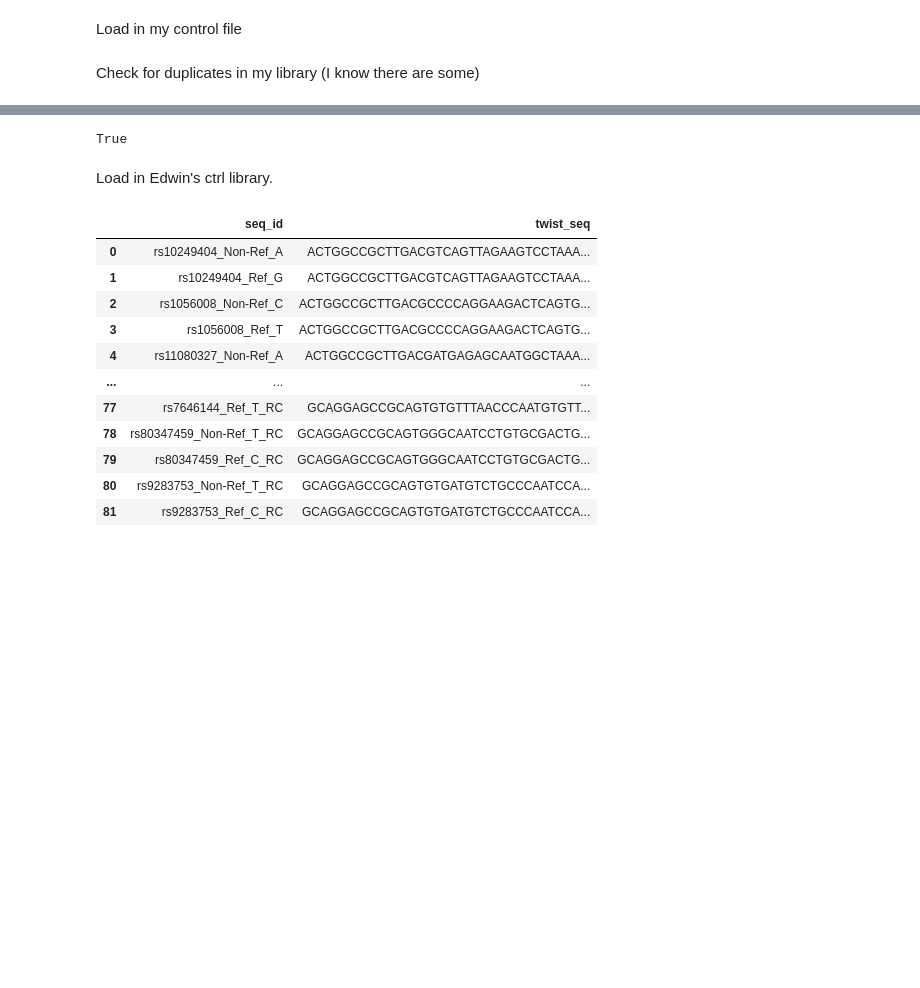
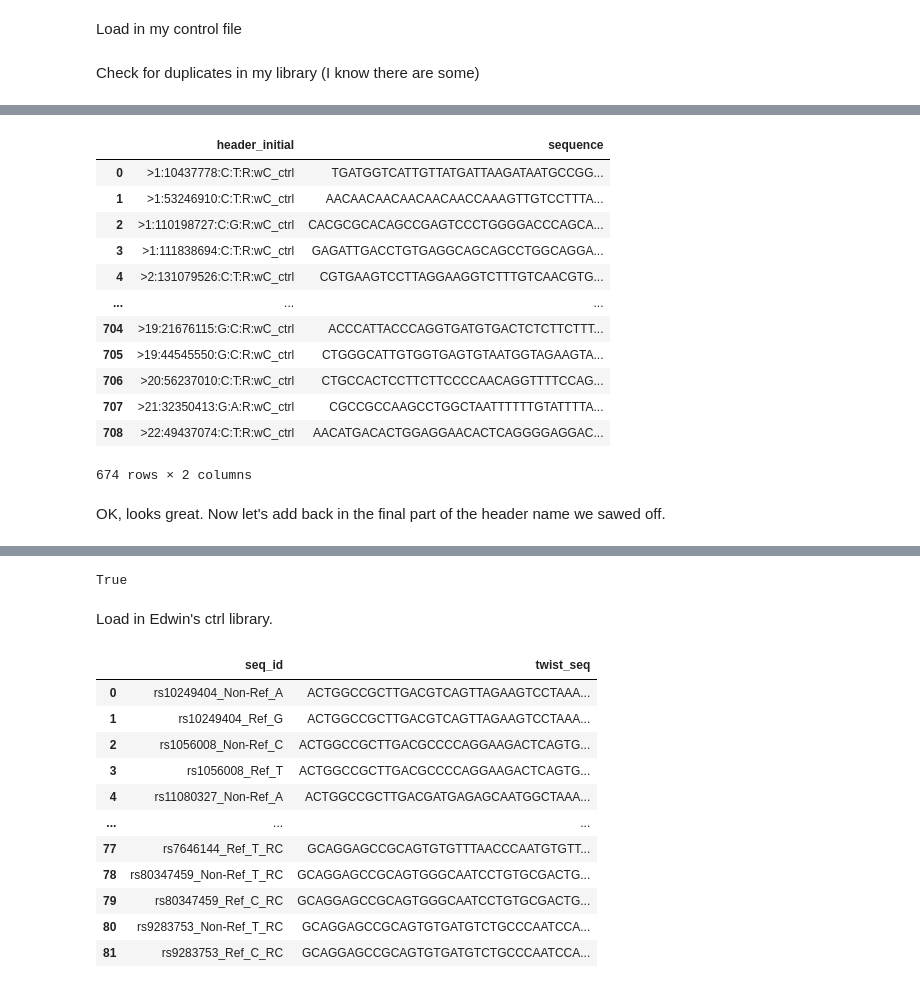
Before and after one commit to Reilly-Lab-Yale/mcn_code_for_edwin, a Jupyter notebook: check_ctrls/check_ctrls.ipynb, the cells around one changed output, grey strips where cells are left out. Drawn from its saved outputs; the diff is of its cells as text; code cells hidden in the pictures; blank space fills up the shorter version.

```diff
--- a/check_ctrls/check_ctrls.ipynb
+++ b/check_ctrls/check_ctrls.ipynb
@@ -74,0 +80,18 @@ Ok, so it looks like the recalcitrant duplictes are emvar/positve. Not terribly
+# %%
+filtered_df
+# %% [output]
+|  | header_initial | sequence |
+| 0 | >1:10437778:C:T:R:wC_ctrl | TGATGGTCATTGTTATGATTAAGATAATGCCGG... |
+| 1 | >1:53246910:C:T:R:wC_ctrl | AACAACAACAACAACAACCAAAGTTGTCCTTTA... |
+| 2 | >1:110198727:C:G:R:wC_ctrl | CACGCGCACAGCCGAGTCCCTGGGGACCCAGCA... |
+| 3 | >1:111838694:C:T:R:wC_ctrl | GAGATTGACCTGTGAGGCAGCAGCCTGGCAGGA... |
+| 4 | >2:131079526:C:T:R:wC_ctrl | CGTGAAGTCCTTAGGAAGGTCTTTGTCAACGTG... |
+| ... | ... | ... |
+| 704 | >19:21676115:G:C:R:wC_ctrl | ACCCATTACCCAGGTGATGTGACTCTCTTCTTT... |
+| 705 | >19:44545550:G:C:R:wC_ctrl | CTGGGCATTGTGGTGAGTGTAATGGTAGAAGTA... |
+| 706 | >20:56237010:C:T:R:wC_ctrl | CTGCCACTCCTTCTTCCCCAACAGGTTTTCCAG... |
+| 707 | >21:32350413:G:A:R:wC_ctrl | CGCCGCCAAGCCTGGCTAATTTTTTGTATTTTA... |
+| 708 | >22:49437074:C:T:R:wC_ctrl | AACATGACACTGGAGGAACACTCAGGGGAGGAC... |
+674 rows × 2 columns
+# %% [markdown]
+OK, looks great. Now let's add back in the final part of the header name we sawed off.
```
Also changed, not shown: parts of 27 cells of this notebook, 1 other file.
